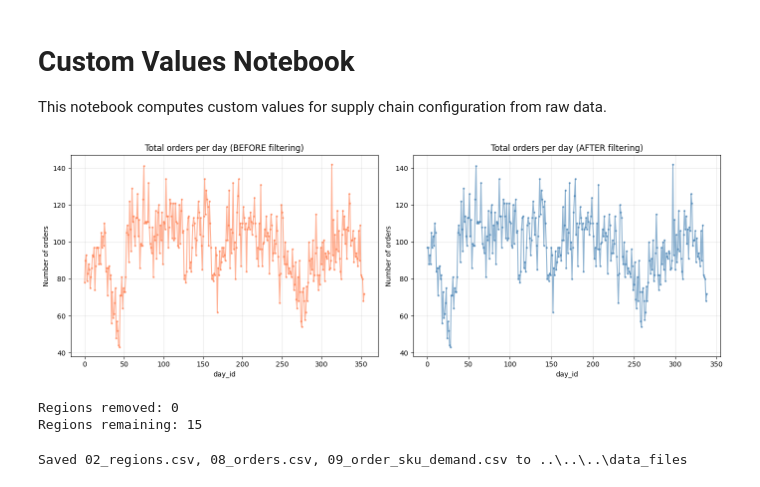
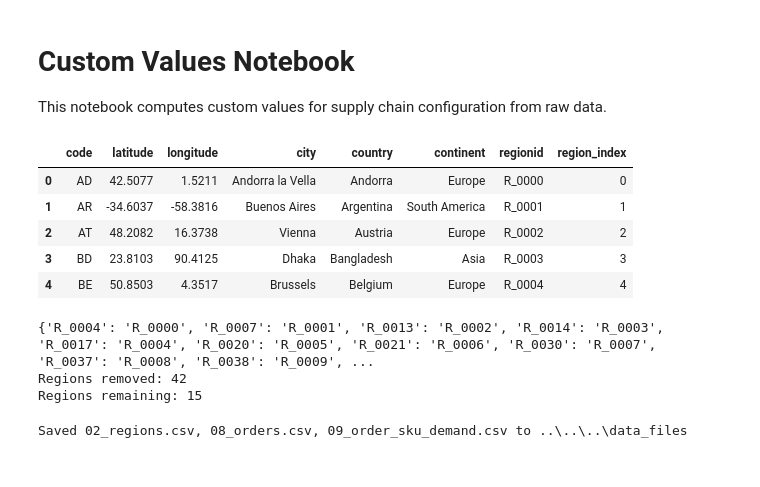
Before and after one commit to Jakoebly/marl-sc, a Jupyter notebook: src/data/notebooks/custom_values.ipynb, the cells around one changed output. Saved outputs shown, nothing was run; the diff lists cells and outputs as text; code cells hidden in the pictures.

```diff
--- a/src/data/notebooks/custom_values.ipynb
+++ b/src/data/notebooks/custom_values.ipynb
@@ -10,10 +10,12 @@ import seaborn as sns
 from pathlib import Path
 
 RAW_DATA_PATH = Path("../../../data_files/raw")
+RAW_RAW_DATA_PATH = Path("C:\\Users\\Jakob Ehrenhuber\\Desktop\\data_raw")
 
 # Load orders and order_sku_demand
 orders_df = pd.read_csv(RAW_DATA_PATH / "08_orders.csv")
 order_sku_demand_df = pd.read_csv(RAW_DATA_PATH / "09_order_sku_demand.csv")
+warehouse_to_region_df = pd.read_csv(RAW_DATA_PATH / "03_warehouse_to_region.csv")
 
 # Orders per day BEFORE filtering
 orders_per_day_before = orders_df.groupby("day_id").size().reset_index(name="n_orders")
@@ -27,35 +29,44 @@ orders_df = orders_df[
 # Get removed salesorderids and filter order_sku_demand
 valid_salesorderids = set(orders_df["salesorderid"])
 order_sku_demand_df = order_sku_demand_df[
     order_sku_demand_df["salesorderid"].isin(valid_salesorderids)
 ]
 
 # Renumber day_id to start from 0 (contiguous 0, 1, 2, ...)
 old_to_new_day = {old: new for new, old in enumerate(sorted(orders_df["day_id"].unique()))}
 orders_df["day_id"] = orders_df["day_id"].map(old_to_new_day)
 
 # Orders per day AFTER filtering
 orders_per_day_after = orders_df.groupby("day_id").size().reset_index(name="n_orders")
 
 # Plot before and after
 fig, axes = plt.subplots(1, 2, figsize=(14, 5))
 axes[0].plot(orders_per_day_before["day_id"], orders_per_day_before["n_orders"], marker="o", markersize=2, alpha=0.6, color="coral")
 axes[0].set_title("Total orders per day (BEFORE filtering)")
 axes[0].set_xlabel("day_id")
 axes[0].set_ylabel("Number of orders")
 axes[0].grid(True, alpha=0.3)
 
 axes[1].plot(orders_per_day_after["day_id"], orders_per_day_after["n_orders"], marker="o", markersize=2, alpha=0.6, color="steelblue")
 axes[1].set_title("Total orders per day (AFTER filtering)")
 axes[1].set_xlabel("day_id")
 axes[1].set_ylabel("Number of orders")
 axes[1].grid(True, alpha=0.3)
 
 plt.tight_layout()
 plt.show()
 # %% [output]
-[figure, removed]
+|  | code | latitude | longitude | city | country | continent | regionid | region_index |
+| 0 | AD | 42.5077 | 1.5211 | Andorra la Vella | Andorra | Europe | R_0000 | 0 |
+| 1 | AR | -34.6037 | -58.3816 | Buenos Aires | Argentina | South America | R_0001 | 1 |
+| 2 | AT | 48.2082 | 16.3738 | Vienna | Austria | Europe | R_0002 | 2 |
+| 3 | BD | 23.8103 | 90.4125 | Dhaka | Bangladesh | Asia | R_0003 | 3 |
+| 4 | BE | 50.8503 | 4.3517 | Brussels | Belgium | Europe | R_0004 | 4 |
 # %%
+orders_df = pd.read_csv(RAW_RAW_DATA_PATH / "08_orders.csv")
+order_sku_demand_df = pd.read_csv(RAW_RAW_DATA_PATH / "09_order_sku_demand.csv")
+warehouse_to_region_df = pd.read_csv(RAW_RAW_DATA_PATH / "03_warehouse_to_region.csv")
+
 # Remove regions with less than 100 total orders across all timesteps
 region_order_counts = orders_df.groupby("regionid").size()
 regions_to_keep = region_order_counts[region_order_counts >= 100].index.tolist()
@@ -64,19 +75,23 @@ regions_removed = region_order_counts[region_order_counts < 100].index.tolist()
 orders_df = orders_df[orders_df["regionid"].isin(regions_to_keep)]
 valid_salesorderids = set(orders_df["salesorderid"])
 order_sku_demand_df = order_sku_demand_df[order_sku_demand_df["salesorderid"].isin(valid_salesorderids)]
+warehouse_to_region_df = warehouse_to_region_df[warehouse_to_region_df['destinationregionid'].isin(regions_to_keep)]
 
 # Renumber regionid and region_index to start from 0 (contiguous)
-regions_df = pd.read_csv(RAW_DATA_PATH / "02_regions.csv")
+regions_df = pd.read_csv(RAW_RAW_DATA_PATH / "02_regions.csv")
 regions_df = regions_df[regions_df["regionid"].isin(regions_to_keep)].sort_values("region_index").reset_index(drop=True)
 old_to_new_regionid = {old: f"R_{i:04d}" for i, old in enumerate(regions_df["regionid"])}
+print(old_to_new_regionid)
 regions_df["regionid"] = regions_df["regionid"].map(old_to_new_regionid)
 regions_df["region_index"] = np.arange(len(regions_df))
 orders_df["regionid"] = orders_df["regionid"].map(old_to_new_regionid)
+warehouse_to_region_df['destinationregionid'] = warehouse_to_region_df['destinationregionid'].map(old_to_new_regionid)
 
 print(f"Regions removed: {len(regions_removed)}")
 print(f"Regions remaining: {len(regions_to_keep)}")
 # %% [output]
-Regions removed: 0
+{'R_0004': 'R_0000', 'R_0007': 'R_0001', 'R_0013': 'R_0002', 'R_0014': 'R_0003', 'R_0017': 'R_0004', 'R_0020': 'R_0005', 'R_0021': 'R_0006', 'R_0030': 'R_0007', 'R_0037': 'R_0008', 'R_0038': 'R_0009', ...
+Regions removed: 42
 Regions remaining: 15
 # %%
 # Save all adjustments from cells 1 and 2 as CSVs in data_files (not data_files/raw) with original names
```
Also changed, not shown: parts of 10 cells of this notebook, 5 other files.
